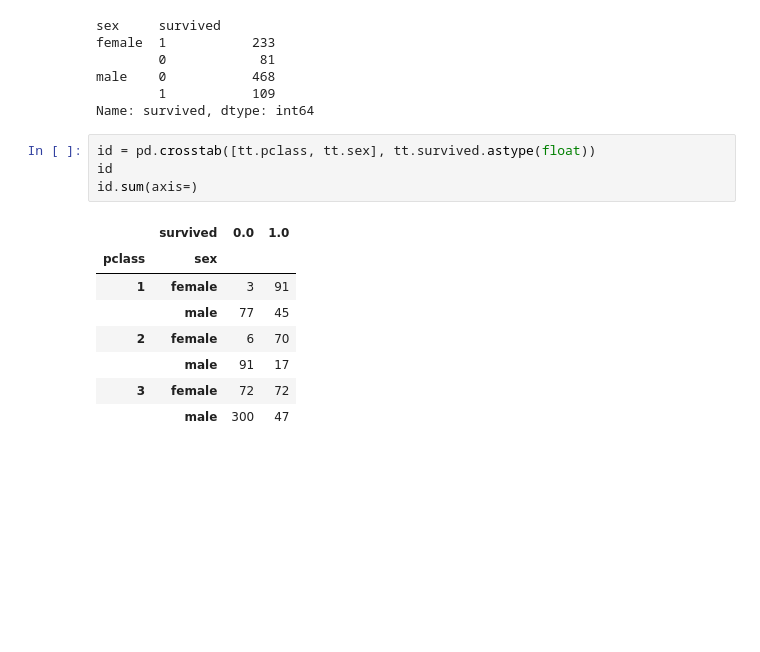
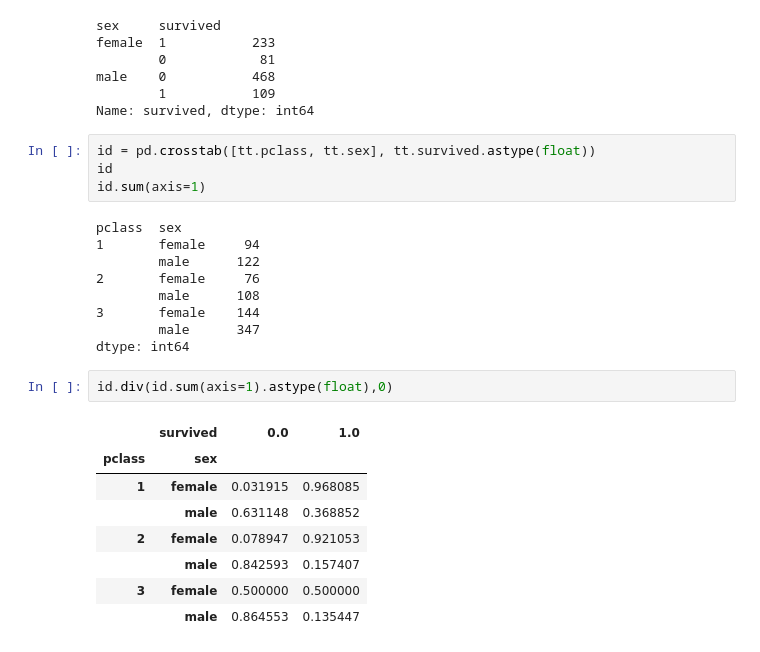
Before and after one commit to sunilsagar/Py-DayToDay, a Jupyter notebook: Module1/B1_21_22Sept/Day2.ipynb, the cells around one changed output. Drawn from its saved outputs; the diff is of its cells as text; blank space fills up the shorter version.

```diff
--- a/Module1/B1_21_22Sept/Day2.ipynb
+++ b/Module1/B1_21_22Sept/Day2.ipynb
@@ -90,13 +90,24 @@ Name: survived, dtype: int64
 # %%
 id = pd.crosstab([tt.pclass, tt.sex], tt.survived.astype(float))
 id
-id.sum(axis=)
+id.sum(axis=1)
 # %% [output]
-|  | survived | 0.0 | 1.0 |
-| pclass | sex |  |  |
-| 1 | female | 3 | 91 |
-|  | male | 77 | 45 |
-| 2 | female | 6 | 70 |
-|  | male | 91 | 17 |
-| 3 | female | 72 | 72 |
-|  | male | 300 | 47 |
+pclass  sex
+1       female     94
+        male      122
+2       female     76
+        male      108
+3       female    144
+        male      347
+dtype: int64
+# %%
+id.div(id.sum(axis=1).astype(float),0)
+# %% [output]
+|  | survived | 0.0 | 1.0 |
+| pclass | sex |  |  |
+| 1 | female | 0.031915 | 0.968085 |
+|  | male | 0.631148 | 0.368852 |
+| 2 | female | 0.078947 | 0.921053 |
+|  | male | 0.842593 | 0.157407 |
+| 3 | female | 0.500000 | 0.500000 |
+|  | male | 0.864553 | 0.135447 |
```
